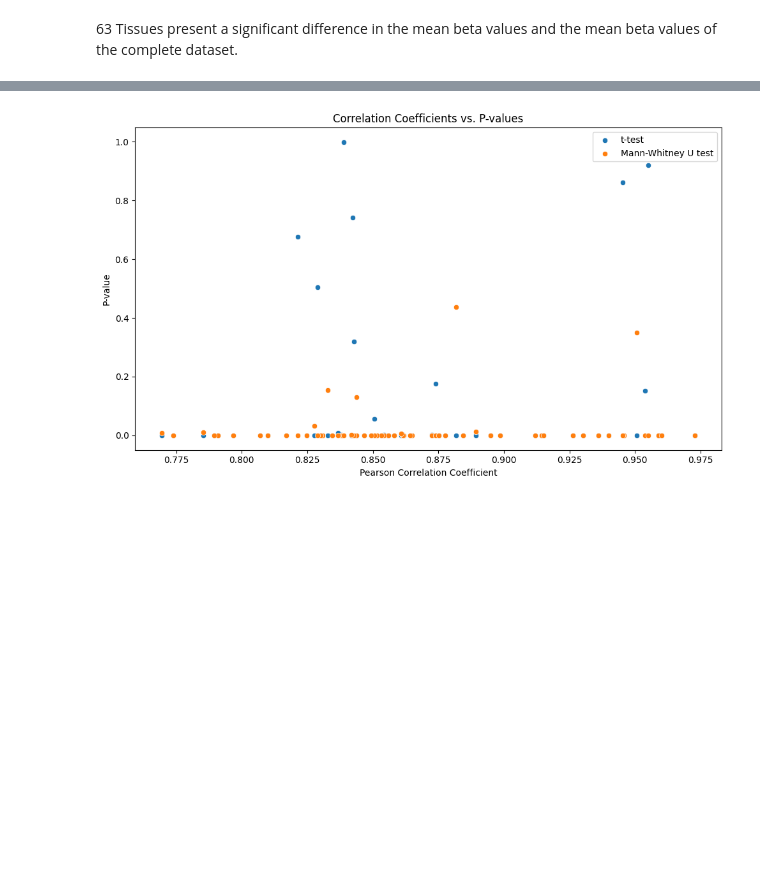
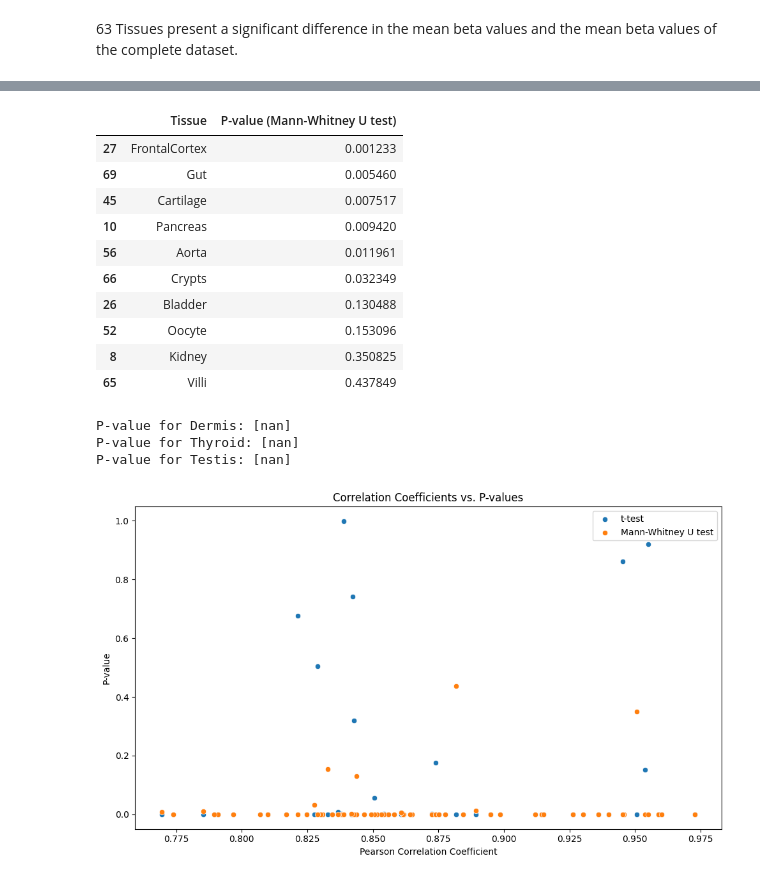
Before and after one commit to AntunesCSR/ChallengingClockUniversality, a Jupyter notebook: Mammal_Methylation_Levels/CpG_averages.ipynb, the cells around one changed output, grey strips where cells are left out. Cells and saved outputs as stored; diff of their text form; code cells hidden in the pictures; blank space fills up the shorter version.

```diff
--- a/Mammal_Methylation_Levels/CpG_averages.ipynb
+++ b/Mammal_Methylation_Levels/CpG_averages.ipynb
@@ -471,3 +525,28 @@ plt.show()
+# %%
+# print the tissues with a p-value higher than 0 and show only the man-whitney u test p-value
+comparison_results_df[comparison_results_df['P-value (Mann-Whitney U test)'] > 0.001][['Tissue', 'P-value (Mann-Whitney U test)']]
+# %% [output]
+|  | Tissue | P-value (Mann-Whitney U test) |
+| 27 | FrontalCortex | 0.001233 |
+| 69 | Gut | 0.005460 |
+| 45 | Cartilage | 0.007517 |
+| 10 | Pancreas | 0.009420 |
+| 56 | Aorta | 0.011961 |
+| 66 | Crypts | 0.032349 |
+| 26 | Bladder | 0.130488 |
+| 52 | Oocyte | 0.153096 |
+| 8 | Kidney | 0.350825 |
+| 65 | Villi | 0.437849 |
+# %%
+# Check the p-values for the problematic tissues
+problematic_tissues = ['Dermis', 'Thyroid', 'Testis']
+for tissue in problematic_tissues:
+    p_value = comparison_results_df_sorted.loc[comparison_results_df_sorted['Tissue'] == tissue, 'P-value (Mann-Whitney U test)'].values
+    print(f"P-value for {tissue}: {p_value}")
+# %% [output]
+P-value for Dermis: [nan]
+P-value for Thyroid: [nan]
+P-value for Testis: [nan]
 # %%
 # 2. Scatter Plot for Correlation Coefficients and P-values
 plt.figure(figsize=(10, 6))
```
Also changed, not shown: parts of 17 cells of this notebook.
